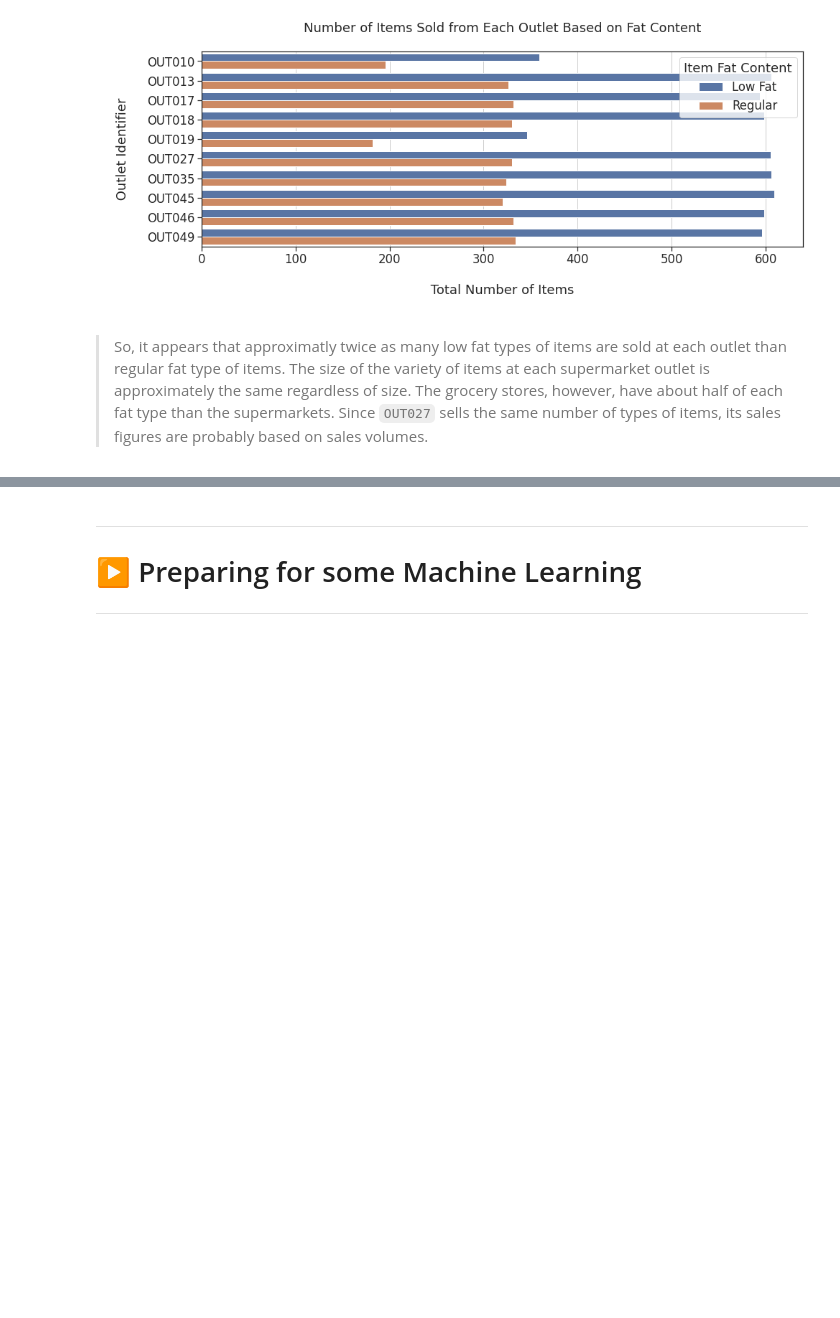
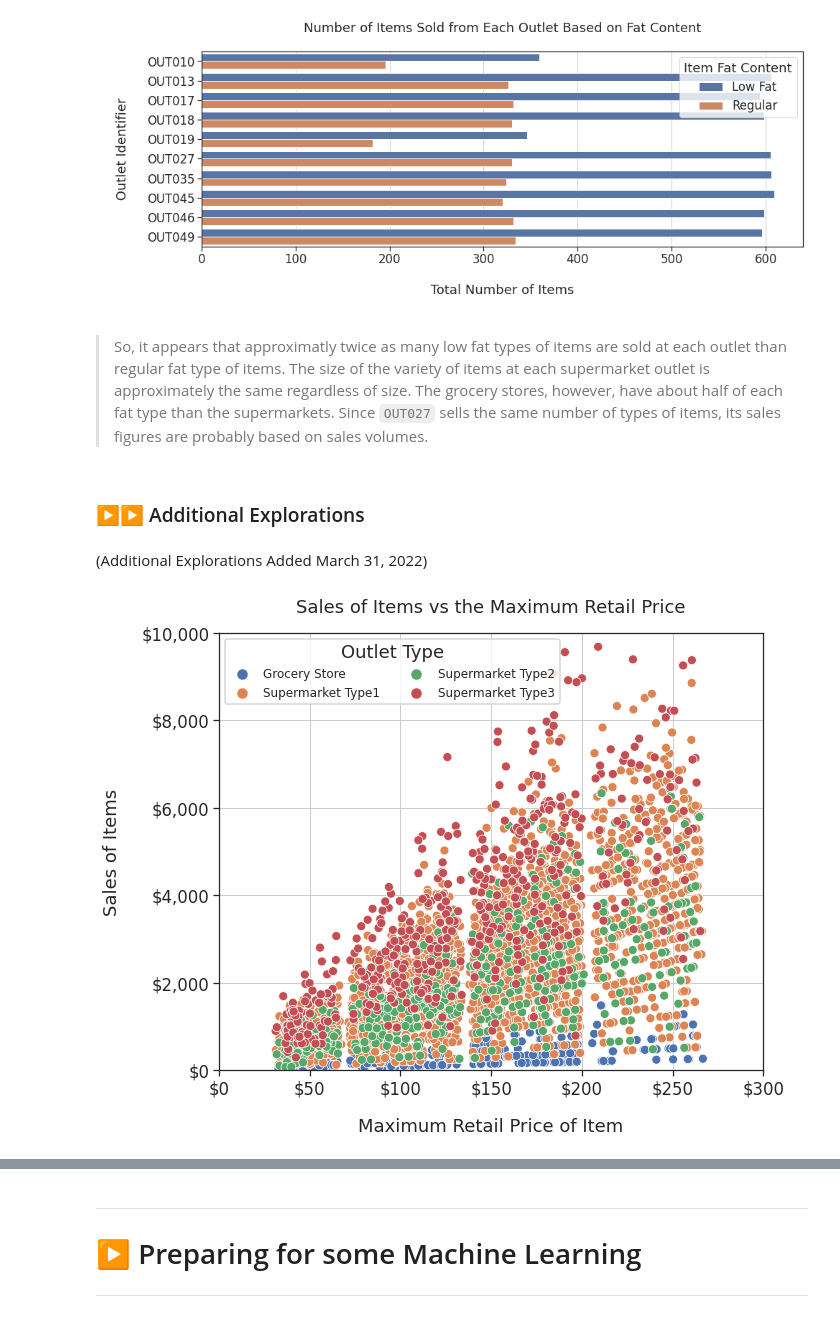
Before and after one commit to bngrossmann/food-sales-predictions, a Jupyter notebook: food_sales_predition.ipynb, the cells around one changed output, grey strips where cells are left out. Drawn from its saved outputs; the diff is of its cells as text; code cells hidden in the pictures; blank space fills up the shorter version.

```diff
--- a/food_sales_predition.ipynb
+++ b/food_sales_predition.ipynb
@@ -748,3 +749,35 @@ bar_ax.legend(title="Item Fat Content")
 # %% [markdown]
 >So, it appears that approximatly twice as many low fat types of items are sold at each outlet than regular fat type of items. The size of the variety of items at each supermarket outlet is approximately the same regardless of size. The grocery stores, however, have about half of each fat type than the supermarkets.
 >Since `OUT027` sells the same number of types of items, its sales figures are probably based on sales volumes.
+# %% [markdown]
+### ▶▶ Additional Explorations
+# %% [markdown]
+(Additional Explorations Added March 31, 2022)
+# %%
+def hdollar(x,pos):
+    # function for use wth matplotlib FuncFormatter -  formats money in millions
+    return f"${x:,.0f}"
+# create the formatter
+hdollar_formatter = FuncFormatter(hdollar)
+
+plt.figure(figsize=(10,8))
+# plt.xticks(np.arange(0, 55, 5));
+plt.xlim(0,300);
+plt.ylim(0,10000);
+sns.set_context('talk')
+this_ax = sns.scatterplot(data=df_sales.sort_values("Outlet_Type").loc[(df_sales["Item_Visibility"]<0.05),:],x="Item_MRP",y="Item_Outlet_Sales",hue="Outlet_Type")#,style="Outlet_Type")
+this_ax.set_title(label="Sales of Items vs the Maximum Retail Price",pad=20)
+this_ax.set_xlabel(xlabel="Maximum Retail Price of Item",labelpad=20);
+this_ax.set_ylabel(ylabel="Sales of Items",labelpad=20);
+this_ax.legend(title="Outlet Type", ncol=2,fontsize=12)#,markerscale=2,
+this_ax.yaxis.grid(True);
+this_ax.yaxis.set_major_formatter(kdollar_formatter)
+this_ax.xaxis.grid(True);
+this_ax.xaxis.set_major_formatter(hdollar_formatter)
+this_ax.tick_params(bottom=True, left=True)
+plt.tight_layout()
+# this_ax.legend(title="Outlet Type")
+plt.savefig('SalesOfItemVSMRP.png', bbox_inches='tight')
+plt.show()
+# %% [output]
+[figure, added]
```
Also changed, not shown: parts of 10 cells of this notebook.
